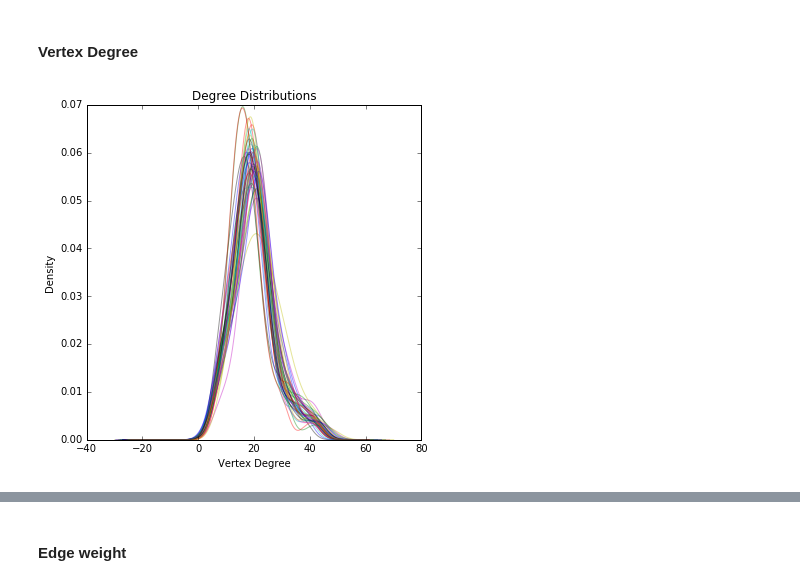
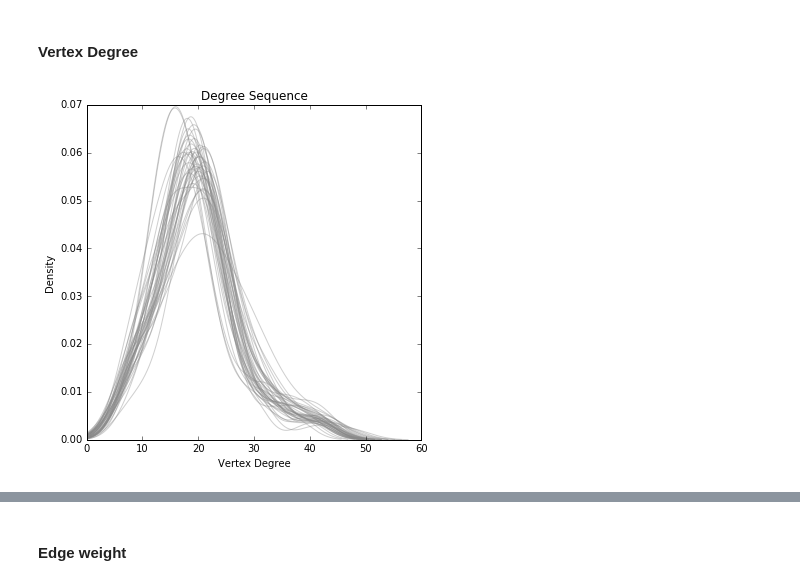
Before and after one commit to Upward-Spiral-Science/TA, a Jupyter notebook: code/extended_exploratory.ipynb, the cells around one changed output, grey strips where cells are left out. Cells and saved outputs as stored; diff of their text form; code cells hidden in the pictures.

Commit message:
updated figures; fixed title

```diff
--- a/code/extended_exploratory.ipynb
+++ b/code/extended_exploratory.ipynb
@@ -60,20 +60,15 @@ degrees = collections.OrderedDict((key, np.array(nx.degree(mygs[key]).values()))
 
 avg_degrees = [np.mean(degrees[key]) for key in degrees]
 # %%
-def f(xl, xh):
-    fig = plt.figure(figsize=(6,6))
-    plt.hold(True)
-    for key in degrees.keys():
-        dens = gaussian_kde(degrees[key])
-        xs = np.linspace(np.min(degrees[key])+xl*np.max(degrees[key]), xh*np.max(degrees[key]), 1000)
-        plt.plot(xs, dens.pdf(xs), alpha=0.4)# , color='#888888', alpha=0.4)
-    plt.title('Degree Distributions')
-    plt.ylabel('Density')
-    plt.xlabel('Vertex Degree')
-    plt.show()
-xl, xh = (widgets.FloatSlider(description="Lower Bound Scaling", min=-1, max=1, value=-0.2, step=0.01),
-         widgets.FloatSlider(description="Upper Bound Scaling", min=0.0, max=3, value=1.2, step=0.01))
-dl = widgets.jsdlink((xl, 'value'), (xh, 'min'))
-w = widgets.interact(f, xl=xl, xh=xh)
+fig = plt.figure(figsize=(6,6))
+plt.hold(True)
+for key in degrees.keys():
+    dens = gaussian_kde(degrees[key])
+    x = np.linspace(0, 1.2*np.max(degrees[key]), 1000)
+    plt.plot(x, dens.pdf(x), color='#888888', alpha=0.4)
+plt.title('Degree Sequence')
+plt.ylabel('Density')
+plt.xlabel('Vertex Degree')
+plt.show()
 # %% [output]
-[figure, old version]
+[figure, new version]
```
Also changed, not shown: parts of 5 cells of this notebook.
